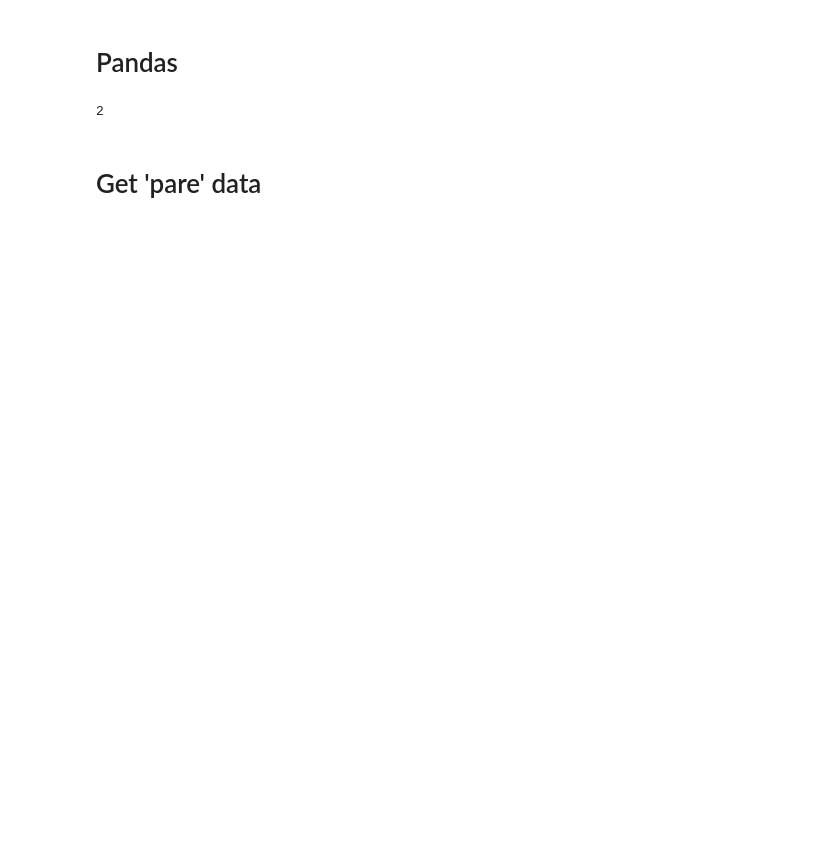
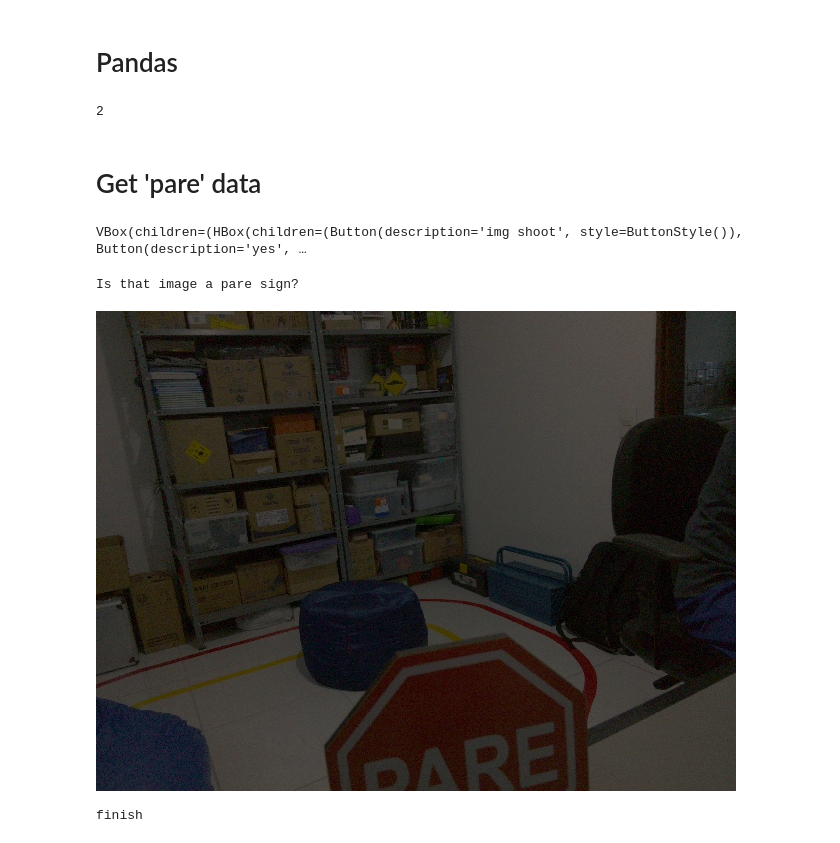
Before and after one commit to WilsonQueirozdeOliveira/jetson_nano, a Jupyter notebook: jupyter_notebook/ai_development.ipynb, the cells around one changed output. Drawn from its saved outputs; the diff is of its cells as text; code cells hidden in the pictures; blank space fills up the shorter version.

Commit message:
new button to capture images

```diff
--- a/jupyter_notebook/ai_development.ipynb
+++ b/jupyter_notebook/ai_development.ipynb
@@ -502,0 +513,61 @@ print(len_csv)
+# %%
+upbutton = widgets.Button(description='yes')
+downbutton = widgets.Button(description='no')
+shootbutton = widgets.Button(description='img shoot')
+out = widgets.Output()
+
+
+count = [0]
+
+def up_button_cliked(_, incr=1):
+    with out:
+
+        display.clear_output(wait=True)
+        count[0] += incr
+        samp_text = str(incr) + 'count' + str(count)
+        print(samp_text,'yes')
+
+upbutton.on_click(up_button_cliked)
+
+def down_button_clicked(_,incr=-1):
+    with out:
+        display.clear_output(wait=True)
+        count[0] += incr
+        samp_text = str(incr) + 'count' + str(count)
+        print(samp_text,'no')
+
+downbutton.on_click(down_button_clicked)
+
+def cap_video(video_index):
+    try:
+        cap = cv2.VideoCapture(video_index)
+    except:
+        print("Cannot Open Device")
+    ret, frame = cap.read()
+    while not ret:
+        ret, frame = cap.read()
+
+    display.clear_output(wait=True)
+
+    _,ret_array = cv2.imencode('.jpg', frame)
+    img = display.Image(data=ret_array)
+    display.display(HVbox)
+    print('Is that image a pare sign?')
+    display.display(img)
+    cap.release()
+    print("finish")
+
+
+def img_shoot_button(_,test=0):
+    cap_video('nvarguscamerasrc ! video/x-raw(memory:NVMM), width=3280, height=2464, format=NV12, framerate=21/1 ! nvvidconv flip-method=0 ! video/x-raw, width=640, height=480, format=BGRx ! videoconvert ! video/x-raw, format=BGR ! appsink')
+
+shootbutton.on_click(img_shoot_button)
+
+Hbox = widgets.HBox([shootbutton, upbutton, downbutton,out])
+HVbox = widgets.VBox([Hbox])
+display.display(HVbox)
+# %% [output]
+VBox(children=(HBox(children=(Button(description='img shoot', style=ButtonStyle()), Button(description='yes', …
+Is that image a pare sign?
+[figure, added]
+finish
```
Also changed, not shown: parts of 2 cells of this notebook.
